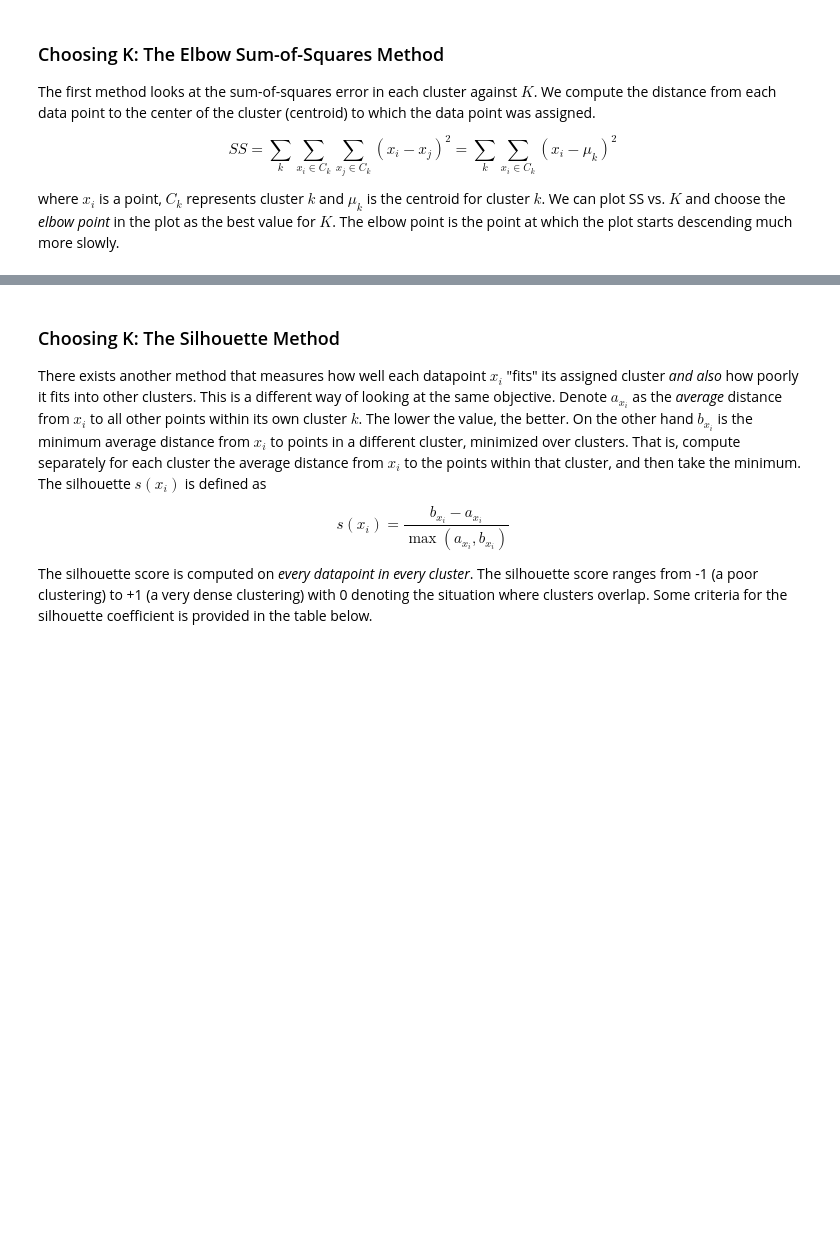
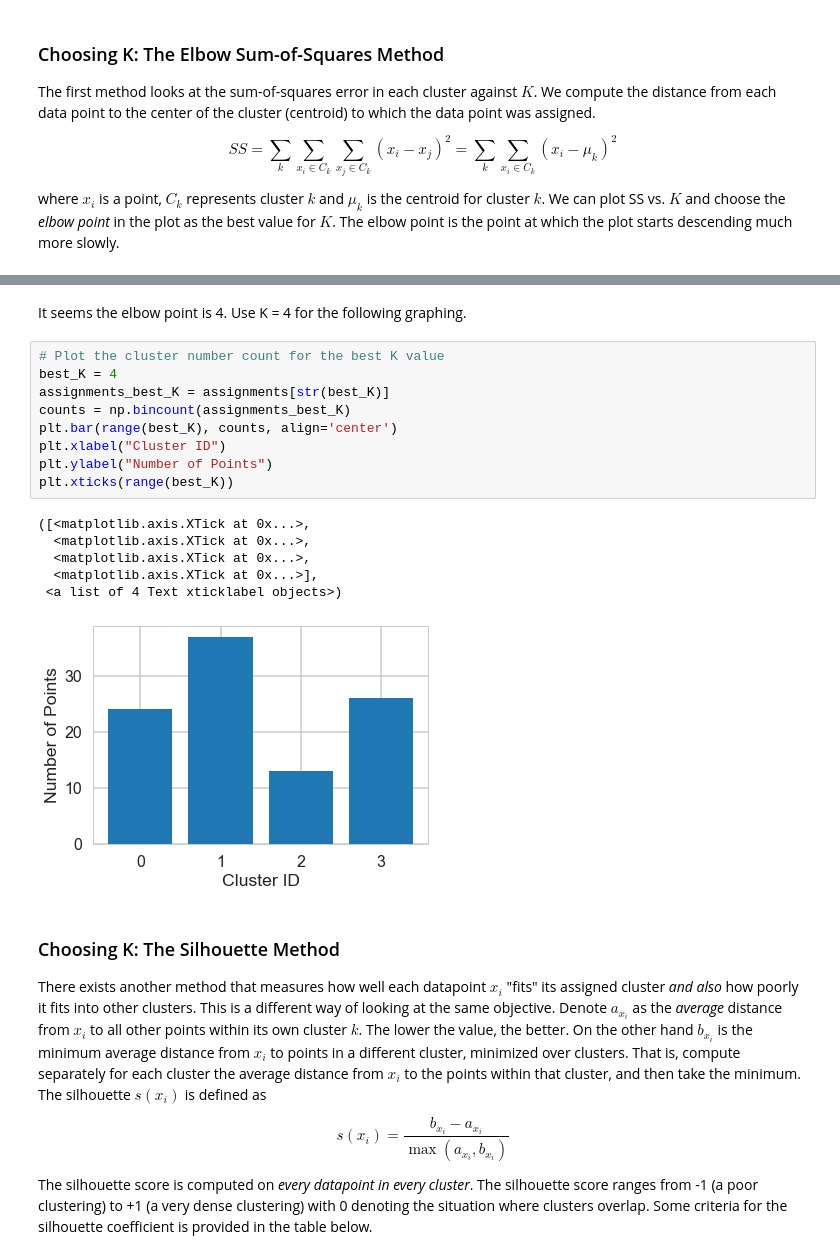
Before and after one commit to SapphireCore/DSTP, a Jupyter notebook: Unit11_clustering/Mini_Project_Clustering.ipynb, the cells around one changed output, grey strips where cells are left out. Saved outputs shown, nothing was run; the diff lists cells and outputs as text; blank space fills up the shorter version.

```diff
--- a/Unit11_clustering/Mini_Project_Clustering.ipynb
+++ b/Unit11_clustering/Mini_Project_Clustering.ipynb
@@ -150,3 +170,21 @@ plt.show()
+# %% [markdown]
+It seems the elbow point is 4. Use K = 4 for the following graphing.
+# %%
+# Plot the cluster number count for the best K value
+best_K = 4
+assignments_best_K = assignments[str(best_K)]
+counts = np.bincount(assignments_best_K)
+plt.bar(range(best_K), counts, align='center')
+plt.xlabel("Cluster ID")
+plt.ylabel("Number of Points")
+plt.xticks(range(best_K))
+# %% [output]
+([<matplotlib.axis.XTick at 0x...>,
+  <matplotlib.axis.XTick at 0x...>,
+  <matplotlib.axis.XTick at 0x...>,
+  <matplotlib.axis.XTick at 0x...>],
+ <a list of 4 Text xticklabel objects>)
+[figure, added]
 # %% [markdown]
 ### Choosing K: The Silhouette Method
 
```
Also changed, not shown: parts of 23 cells of this notebook, 2 other files.
